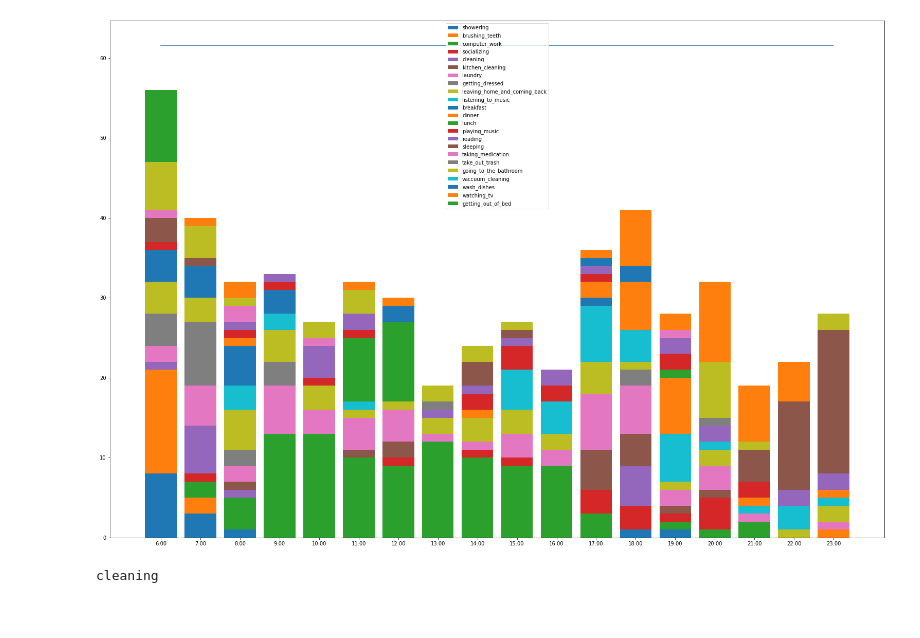
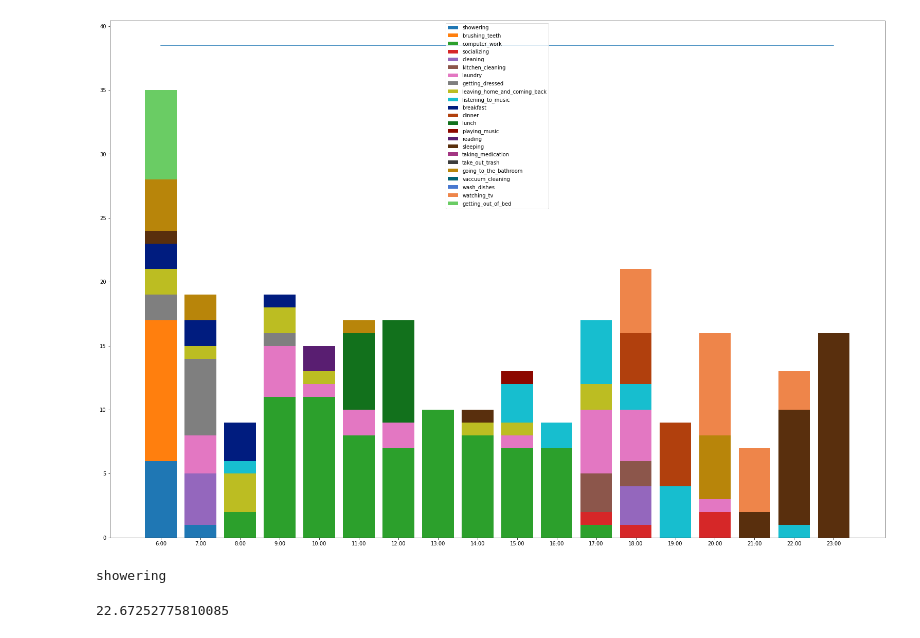
Before and after one commit to Maithili/RoutinesDataCollection, a Jupyter notebook: routines/process_schedules.ipynb, the cells around one changed output. Cells and saved outputs as stored; diff of their text form; code cells hidden in the pictures.

Commit message:
Sample time; breakfast only sampling

```diff
--- a/routines/process_schedules.ipynb
+++ b/routines/process_schedules.ipynb
@@ -7,23 +14,30 @@ from ScheduleSampler import ScheduleSampler, activity_map, start_times
 # %%
-sampler = ScheduleSampler(filter_num=3, idle_sampling_factor=1.1)
+sampler = ScheduleSampler(filter_num=5, idle_sampling_factor=1.1)
 
-
+import seaborn as sns
+clrs = sns.color_palette()[:-1]+sns.color_palette("dark")[:-1]+sns.color_palette("muted")[:-1]
 fig, ax = plt.subplots()
 fig.set_size_inches(27, 18.5)
+i=0
 for act, freq in sampler.activity_histograms.items():
     if act is None:
         continue
     d = [sampler.activity_threshold[st][act][1] - sampler.activity_threshold[st][act][0] for st in start_times]
-    ax.bar(freq.keys(), d, label=act, bottom=[sampler.activity_threshold[st][act][0] for st in start_times])
+    ax.bar(freq.keys(), d, label=act, bottom=[sampler.activity_threshold[st][act][0] for st in start_times], color=clrs[i])
+    i += 1
 ax.plot([start_times[0], start_times[-1]], [sampler.sampling_range,sampler.sampling_range])
 ax.set_xticks(start_times)
 ax.set_xticklabels([str(s)+':00' for s in start_times])
 plt.legend()
 plt.show()
 # %% [output]
-[figure, old version]
+[figure, new version]
 # %%
 t = 7.5 * 60
 print(sampler(t))
 # %% [output]
-cleaning
+showering
+# %%
+print(sampler.sample_time_for('breakfast'))
+# %% [output]
+22.67252775810085
```
Also changed, not shown: parts of 1 cell of this notebook, 2 other files.
